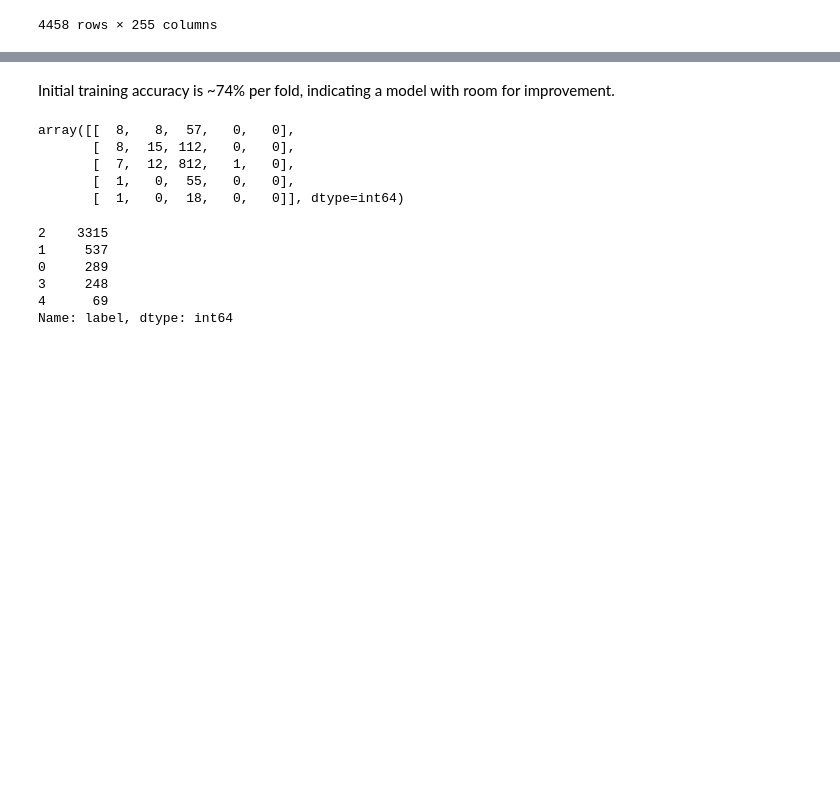
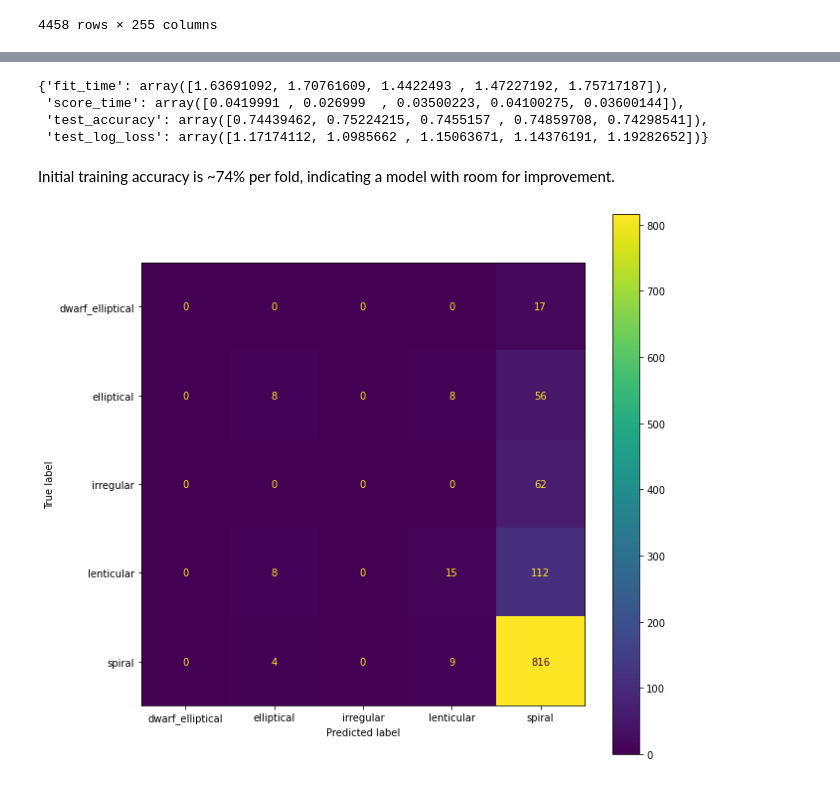
Before and after one commit to frankmaayn/galaxy_computer_vision_with_EFIGI_data, a Jupyter notebook: Notebooks/GBM Dataset Protoyping.ipynb, the cells around one changed output, grey strips where cells are left out. Drawn from its saved outputs; the diff is of its cells as text; code cells hidden in the pictures; blank space fills up the shorter version.

```diff
--- a/Notebooks/GBM Dataset Protoyping.ipynb
+++ b/Notebooks/GBM Dataset Protoyping.ipynb
@@ -82,35 +43,21 @@ cv_results
+# %%
+# Cross validate and show scores
+# using the scikit API for LGBM
+
+from galaxyquest.gbm.GBM import GBM
+gbm_model = GBM("../datasets/EFIGI_SIFT_feature_data.csv")
+gbm_model.cross_validate(5)
+# %% [output]
+{'fit_time': array([1.63691092, 1.70761609, 1.4422493 , 1.47227192, 1.75717187]),
+ 'score_time': array([0.0419991 , 0.026999  , 0.03500223, 0.04100275, 0.03600144]),
+ 'test_accuracy': array([0.74439462, 0.75224215, 0.7455157 , 0.74859708, 0.74298541]),
+ 'test_log_loss': array([1.17174112, 1.0985662 , 1.15063671, 1.14376191, 1.19282652])}
 # %% [markdown]
 Initial training accuracy is ~74% per fold, indicating a model with room for improvement.
-# %%
-# Show a confusion matrix for a single train/test split.
-from lightgbm import LGBMClassifier
-from sklearn.model_selection import train_test_split
-from sklearn.metrics import confusion_matrix
-
-# The data to fit
-train_features = feature_data.iloc[:, 2:257]
-
-# Labels
-train_labels = feature_data["label"]
-
-# The model
-lgbmc = LGBMClassifier()
-X_train, X_test, y_train, y_test = train_test_split(train_features, train_labels)
-lgbmc.fit(X_train, y_train)
-y_predict = lgbmc.predict(X_test)
-confusion_matrix(y_test, y_predict)
-# %% [output]
-array([[  8,   8,  57,   0,   0],
-       [  8,  15, 112,   0,   0],
-       [  7,  12, 812,   1,   0],
-       [  1,   0,  55,   0,   0],
-       [  1,   0,  18,   0,   0]], dtype=int64)
-# %%
-train_labels.value_counts()
-# %% [output]
-2    3315
-1     537
-0     289
-3     248
-4      69
-Name: label, dtype: int64
+# %%
+# Use our GBM api to plot a confusion matrix on the non-thresholded data.
+from galaxyquest.gbm.GBM import GBM
+gbm_model = GBM("../datasets/EFIGI_SIFT_feature_data.csv")
+gbm_model.plot_confusion_matrix()
+# %% [output]
+[figure, added]
```
Also changed, not shown: parts of 6 cells of this notebook, 7 other files.
